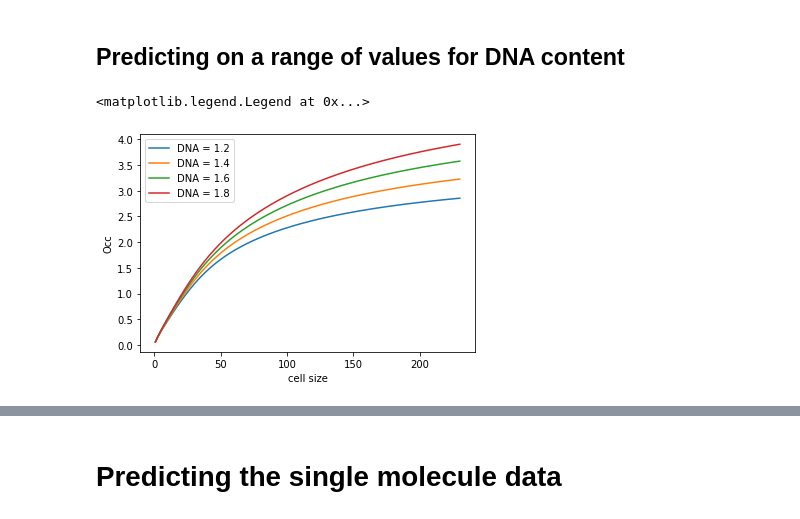
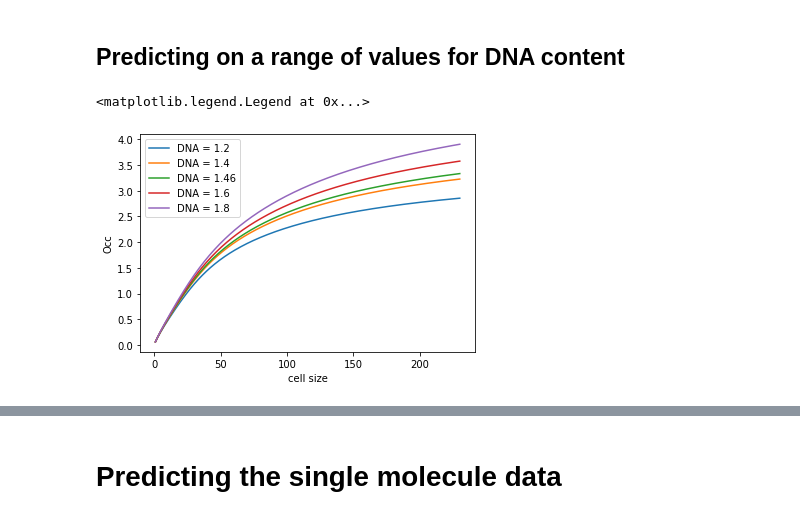
Before and after one commit to LucasFuentesValenzuela/RNApII_models, a Jupyter notebook: notebooks/Transcriptional_Scaling_20221108.ipynb, the cells around one changed output, grey strips where cells are left out. Saved outputs shown, nothing was run; the diff lists cells and outputs as text; code cells hidden in the pictures.

```diff
--- a/notebooks/Transcriptional_Scaling_20221108.ipynb
+++ b/notebooks/Transcriptional_Scaling_20221108.ipynb
@@ -198,14 +194,15 @@ plt.plot(x_new, y3_dip)
 # %% [markdown]
 ## Predicting on a range of values for DNA content
 # %%
-DNA_content = [1.2, 1.4, 1.6, 1.8,]
+DNA_content = [1.2, 1.4, 1.46, 1.6, 1.8,]
+# DNA_content=[1.46]
 
 fig = plt.figure()
 for DNAc in DNA_content:
     plt.plot(x_new, obj3(x_new, a3/DNAc, b3/DNAc), label=f"DNA = {DNAc}")
 plt.xlabel("cell size")
 plt.ylabel("Occ")
 plt.legend()
 # %% [output]
 <matplotlib.legend.Legend at 0x...>
-[figure, old version]
+[figure, new version]
```
Also changed, not shown: parts of 16 cells of this notebook.
